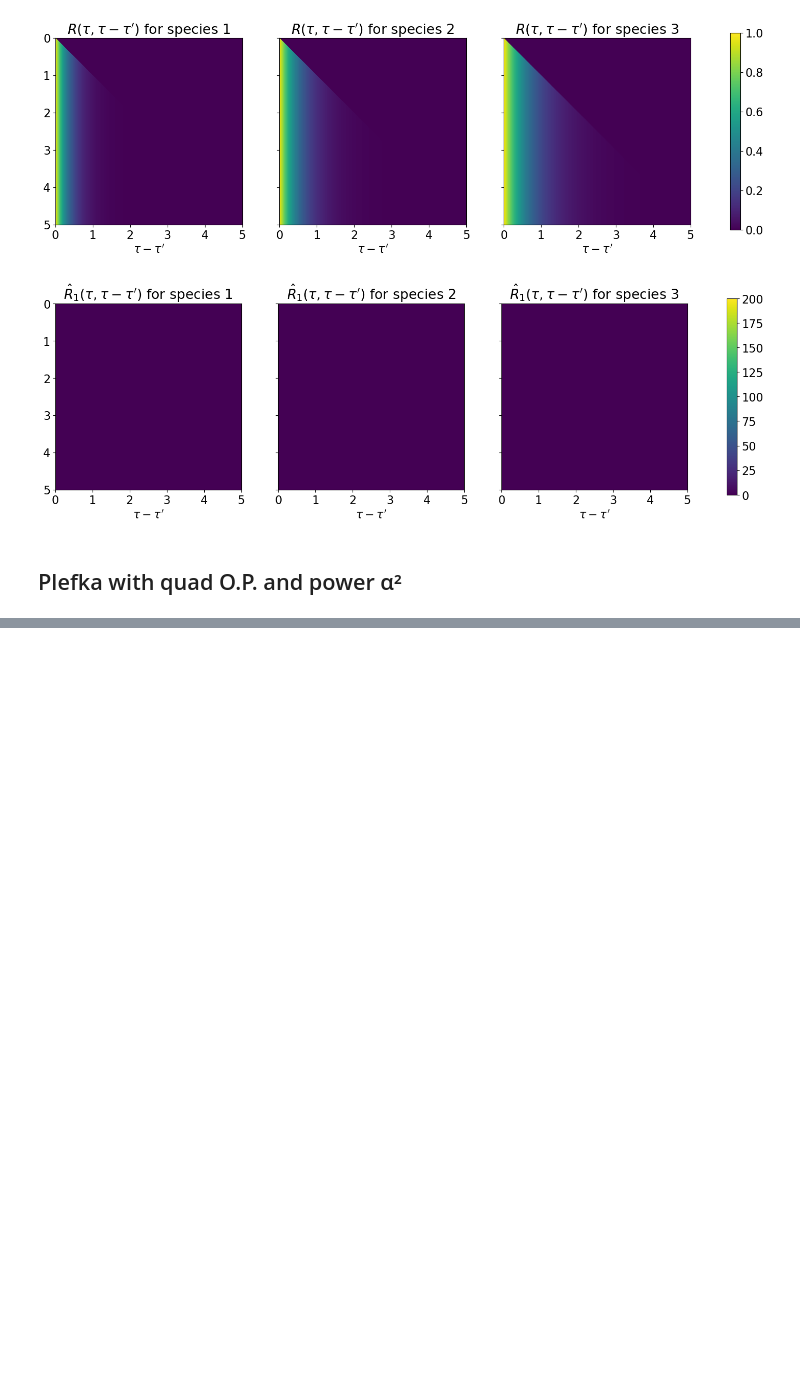
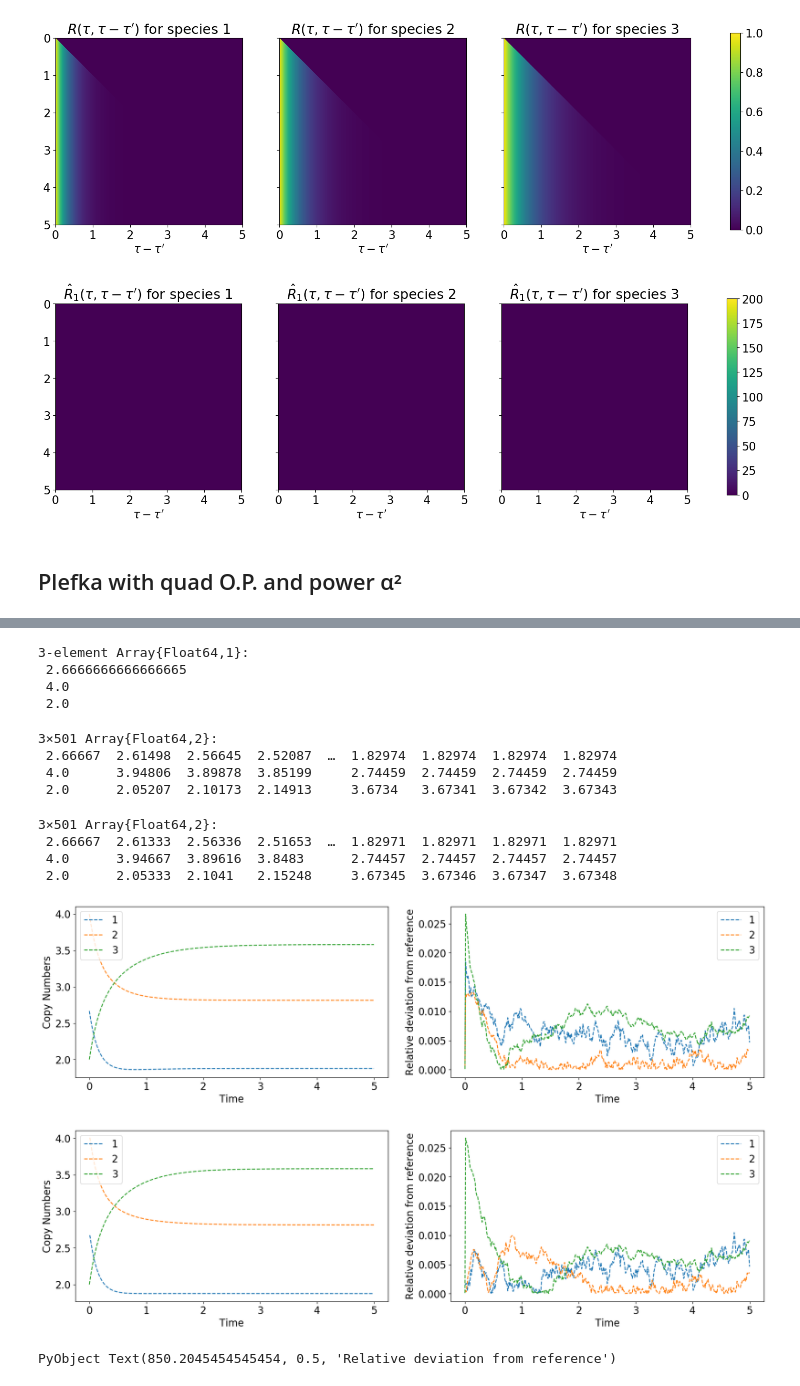
Before and after one commit to mkurjahn/CRN, a Jupyter notebook: examples/abc/ABC_Numerics.ipynb, the cells around one changed output, grey strips where cells are left out. Saved outputs shown, nothing was run; the diff lists cells and outputs as text; code cells hidden in the pictures; blank space fills up the shorter version.

```diff
--- a/examples/abc/ABC_Numerics.ipynb
+++ b/examples/abc/ABC_Numerics.ipynb
@@ -132,0 +142,28 @@ plot_hatR(plf_sim_22, tspan, -res_plf_22[3].hatR2, quadR=true)
+# %%
+x0
+# %% [output]
+3-element Array{Float64,1}:
+ 2.6666666666666665
+ 4.0
+ 2.0
+# %%
+res_ma.data
+# %% [output]
+3×501 Array{Float64,2}:
+ 2.66667  2.61498  2.56645  2.52087  …  1.82974  1.82974  1.82974  1.82974
+ 4.0      3.94806  3.89878  3.85199     2.74459  2.74459  2.74459  2.74459
+ 2.0      2.05207  2.10173  2.14913     3.6734   3.67341  3.67342  3.67343
+# %%
+res_plf_11[1].data
+# %% [output]
+3×501 Array{Float64,2}:
+ 2.66667  2.61333  2.56336  2.51653  …  1.82971  1.82971  1.82971  1.82971
+ 4.0      3.94667  3.89616  3.8483      2.74457  2.74457  2.74457  2.74457
+ 2.0      2.05333  2.1041   2.15248     3.67345  3.67346  3.67347  3.67348
+# %%
+plot_trajectories_and_deviation(res_plf_21[1], res_gil)
+plot_trajectories_and_deviation(res_plf_22[1], res_gil)
+# %% [output]
+[figure, added]
+[figure, added]
+PyObject Text(850.2045454545454, 0.5, 'Relative deviation from reference')
```
Also changed, not shown: parts of 10 cells of this notebook, 2 other files.
